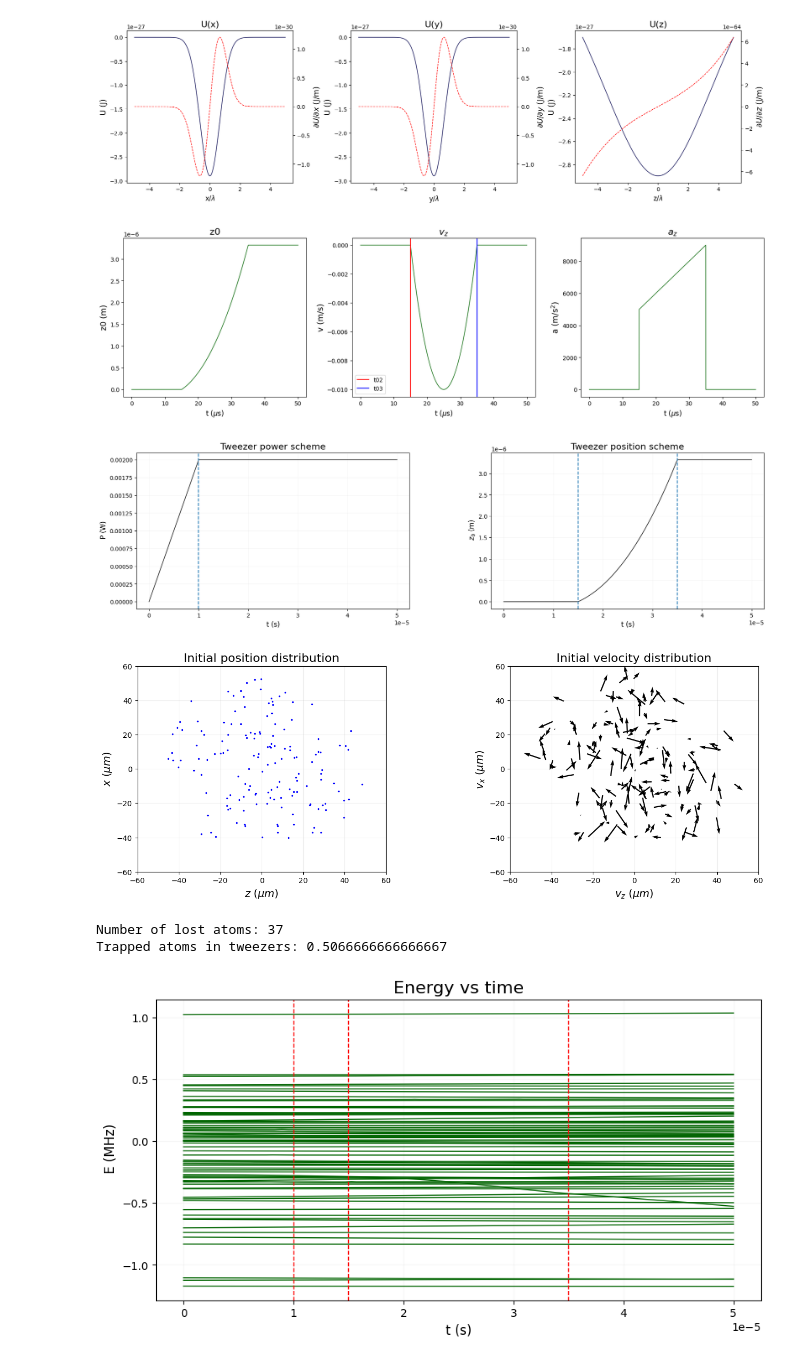
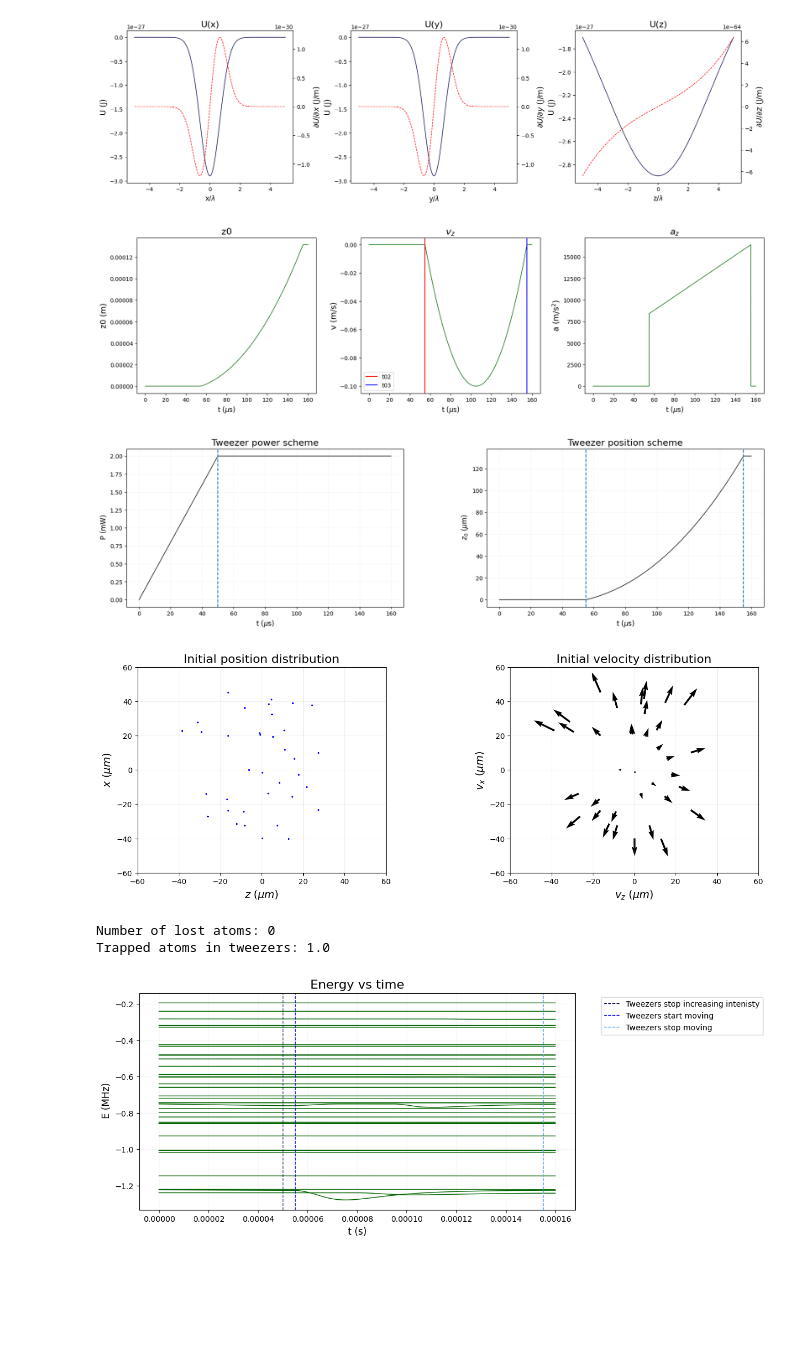
Before and after one commit to NSIturrioz/optical_tweezers, a Jupyter notebook: Loading_atoms_lattice_to_tweezers.ipynb, the cells around one changed output. Drawn from its saved outputs; the diff is of its cells as text; code cells hidden in the pictures; blank space fills up the shorter version.

Commit message:
Changed iinitialization, only with atoms that were trapped by the lattice

```diff
--- a/Loading_atoms_lattice_to_tweezers.ipynb
+++ b/Loading_atoms_lattice_to_tweezers.ipynb
@@ -81,6 +83,9 @@ w01, w02 = inputs['beam_waist']                             #m
 wavelength_lat = inputs['wavelength']                       #m
 w1, w2 = inputs['frequencies']                              #Hz
 x01, x02 = inputs['beam_positions']                         #m
+
+#For the initial conditions
+idx_not_lost = [i for i in range(N_atoms) if i not in idx_lost_atoms]
 # %% [markdown]
 # Optical lattice propagation in x
 # %%
@@ -335,16 +340,17 @@ colours = [
 ]
 # %%
 #Parameters of the simulation
-max_t = 50e-6                                                              #s simulation time
-t_points = np.round(max_t/5.5e-09).astype(int)                             #  number of points in time evaluation
+max_t = 160e-6                                                              #s simulation time
+t_points = np.round(max_t/5e-09).astype(int)                             #  number of points in time evaluation
 t_eval = np.linspace(0, max_t, t_points)                                   #s time avaluation points
-t01 = 10e-6                                                                #s optical tweezers stop increasing intensity
-t02 = 15e-6                                                                #s optical tweezers start moving
-t03 = 35e-6                                                                #s optical tweezers stop moving
+t01 = 50e-6                                                                #s optical tweezers stop increasing intensity
+t02 = 55e-6                                                                #s optical tweezers start moving
+t03 = 155e-6                                                                #s optical tweezers stop moving
 
 # initial conditions
-N_atoms = len(idx_lost_atoms)
-init_pos, init_vel = pos_overtime[:, :, -1], vels_overtime[:, :, -1]       # Result of the previuos simulation
+N_atoms = len(idx_not_lost)
+not_lost_pos, not_lost_vel = pos_overtime[idx_not_lost], vels_overtime[idx_not_lost]
+init_pos, init_vel = not_lost_pos[:, :, -1], not_lost_pos[:, :, -1]       # Result of the previuos simulation
 
 # Parameters lattice
 Re_alpha_lat = inputs['polarizability']                                    #A^2s^4/kg
@@ -366,7 +372,7 @@ w1= 2*np.pi*nm_to_Hz(wavelength_tw)                                         #Hz
 P_t = [P_tw_t(t, P_tw, 0, t01) for t in t_eval]
 
 #Tweezers zinematic
-v_max = -0.01                                                                #m/s maximum velocity of the tweezers
+v_max = -0.1                                                                #m/s maximum velocity of the tweezers
 t_v_max = t02+(t03-t02)/2                                                   #s time to get to the maximum velocity
 dadt = -v_max/((t02-t_v_max)**2)
 z0_t = [position_tweezers(t, t02, t03, dadt, t_v_max, v_max) for t in t_eval]
@@ -497,33 +503,33 @@ axes[2].set_ylabel(r'a (m/s$^2$)', fontsize=14)
 axes[1].legend()#(bbox_to_anchor=(1.05, 1), loc='upper left', fontsize=10)
 plt.show()
 # %% [output]
-[figure, old version]
+[figure, new version]
 # %%
 fig, axes = plt.subplots(1, 2, figsize=(20,5))
 fig.subplots_adjust(wspace=0.3)
 
-axes[0].plot(t_eval, P_t, color='black', linewidth=1, markersize = 1)
-axes[0].axvline(x = t01, linestyle = '--')
+axes[0].plot(t_eval*1e6, np.array(P_t)*1e3, color='black', linewidth=1, markersize = 1)
+axes[0].axvline(x = t01*1e6, linestyle = '--')
 
 axes[0].set_title('Tweezer power scheme', fontsize=16)
-axes[0].set_xlabel(r't (s)', fontsize=12)
-axes[0].set_ylabel(r' P (W)', fontsize=12)
+axes[0].set_xlabel(r't ($\mu$s)', fontsize=12)
+axes[0].set_ylabel(r' P (mW)', fontsize=12)
 #axes.legend(bbox_to_anchor=(1.05, 1), loc='upper left', fontsize=10)
 axes[0].grid(True, alpha=0.1)
 
-axes[1].plot(t_eval, z0_t, color='black', linewidth=1, markersize = 1)
-axes[1].axvline(x = t02, linestyle = '--')
-axes[1].axvline(x = t03, linestyle = '--')
+axes[1].plot(t_eval*1e6, np.array(z0_t)*1e6, color='black', linewidth=1, markersize = 1)
+axes[1].axvline(x = t02*1e6, linestyle = '--')
+axes[1].axvline(x = t03*1e6, linestyle = '--')
 
 axes[1].set_title('Tweezer position scheme', fontsize=16)
-axes[1].set_xlabel(r't (s)', fontsize=12)
-axes[1].set_ylabel(r' $z_0$ (m)', fontsize=12)
+axes[1].set_xlabel(r't ($\mu$s)', fontsize=12)
+axes[1].set_ylabel(r' $z_0$ ($\mu$m)', fontsize=12)
 #axes.legend(bbox_to_anchor=(1.05, 1), loc='upper left', fontsize=10)
 axes[1].grid(True, alpha=0.1)
 
 plt.show()
 # %% [output]
-[figure, old version]
+[figure, new version]
 # %%
 fig, axes = plt.subplots(1, 2, figsize=(15,5))
 
@@ -563,7 +569,7 @@ ax2.grid(True, alpha=0.2)
 fig.subplots_adjust(wspace=0.5)   # <-- adjust this value
 plt.show()
 # %% [output]
-[figure, old version]
+[figure, new version]
 # %%
 t, vels_overtime, pos_overtime, idx_lost_atoms, energies = atom_loading_lattice_tw(max_t, t_points, N_atoms, init_pos, init_vel, Re_alpha_lat, Re_alpha_tw, P_lat, P_tw, w01, w02, w0,
                                                                                                       wavelength_lat, wavelength_tw, v_max, t_v_max, t01, t02, t03, x01=0, x02=0, z0=0)
@@ -573,29 +579,40 @@ x, y, z = pos_overtime[:, 0, :], pos_overtime[:, 1, :], pos_overtime[:, 2, :]
 print('Number of lost atoms:', len(idx_lost_atoms))
 print('Trapped atoms in tweezers:', (N_atoms-len(idx_lost_atoms))/N_atoms)
 # %% [output]
-Number of lost atoms: 37
-Trapped atoms in tweezers: 0.5066666666666667
+Number of lost atoms: 0
+Trapped atoms in tweezers: 1.0
+# %%
+idx_not_lost = [i for i in range(N_atoms) if i not in idx_lost_atoms]
+idx_trapped_after_pos =[]
+for i in idx_not_lost:
+    cond = energies[i]>0
+    if cond.any():
+        idx_trapped_after_pos.append(i)
+        print('atom', i, 'went from positive to negative energy')
 # %%
 fig, axes = plt.subplots(1, 1, figsize=(10,5))
 fig.subplots_adjust(wspace=0.3)
 for i in range(N_atoms):
-    axes.plot(t, J_to_Hz(energies[i])*1e-6, color='darkgreen', linewidth=1, markersize = 1)
-axes.axvline(t01, color='red', linestyle='--', linewidth = 1)
-axes.axvline(t02, color='red', linestyle='--', linewidth = 1)
-axes.axvline(t03, color='red', linestyle='--', linewidth = 1)
+    if i in idx_lost_atoms:
+        axes.plot(t, J_to_Hz(energies[i])*1e-6, color='maroon', linewidth=1, markersize = 1)
+    else:
+        axes.plot(t, J_to_Hz(energies[i])*1e-6, color='darkgreen', linewidth=1, markersize = 1)
+axes.axvline(t01, color=colours[0], linestyle='--', linewidth = 1, label = 'Tweezers stop increasing intenisty')
+axes.axvline(t02, color=colours[2], linestyle='--', linewidth = 1, label = 'Tweezers start moving')
+axes.axvline(t03, color=colours[4], linestyle='--', linewidth = 1, label = 'Tweezers stop moving')
 #axes.axvline(t_eval[1], color='red', linestyle='--', label='step size', linewidth = 1)
 axes.set_title('Energy vs time', fontsize=16)
 axes.set_xlabel(r't (s)', fontsize=12)
 axes.set_ylabel(r' E (MHz)', fontsize=12)
 #axes.set_xlim(-1e-3, 0.002)
 #axes.set_ylim(-1, 0.5)
-#axes.legend(bbox_to_anchor=(1.05, 1), loc='upper left', fontsize=10)
+axes.legend(bbox_to_anchor=(1.05, 1), loc='upper left', fontsize=10)
 axes.grid(True, alpha=0.1)
 
 
 plt.show()
 # %% [output]
-[figure, old version]
+[figure, new version]
 # %%
 fig, axes = plt.subplots(1, 1, figsize=(10,5))
 fig.subplots_adjust(wspace=0.3)
```
Also changed, not shown: parts of 9 cells of this notebook.
